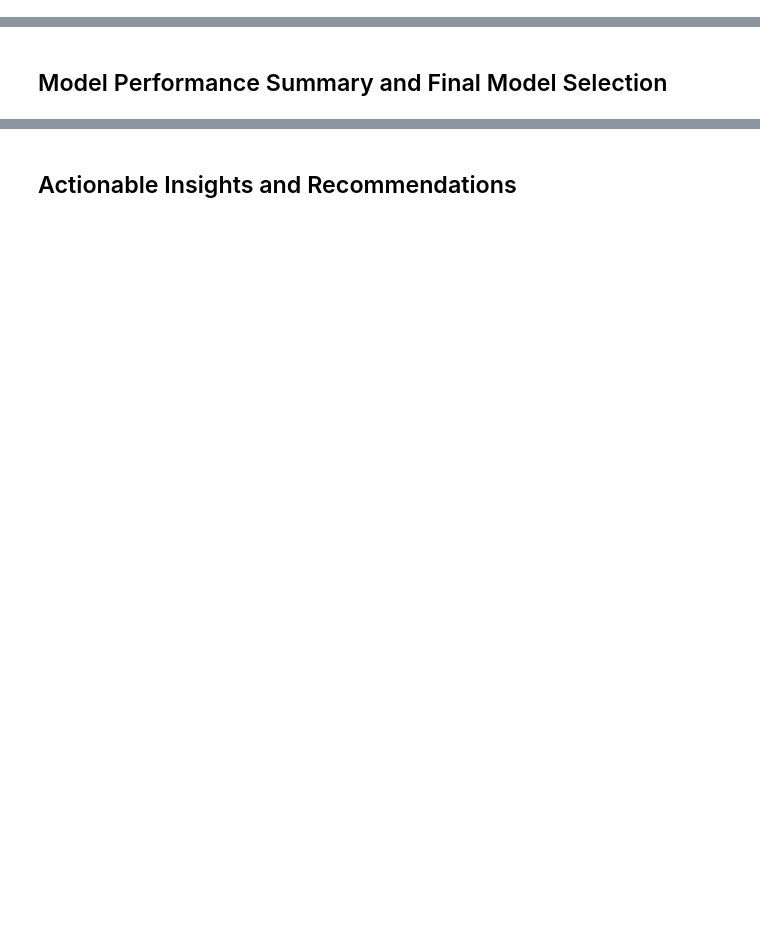
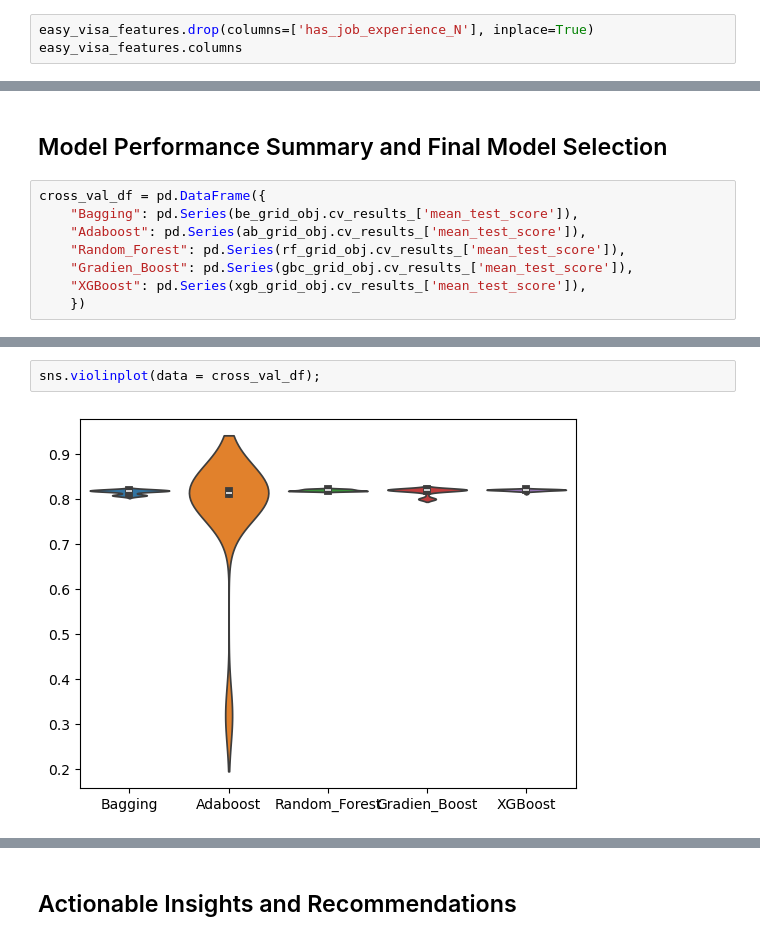
Before and after one commit to swamilikes2code/ds_practice, a Jupyter notebook: EasyVisa_Assignment_Raghuram_Thiagarajan_Full_Code.ipynb, the cells around one changed output, grey strips where cells are left out. Drawn from its saved outputs; the diff is of its cells as text; blank space fills up the shorter version.

```diff
--- a/EasyVisa_Assignment_Raghuram_Thiagarajan_Full_Code.ipynb
+++ b/EasyVisa_Assignment_Raghuram_Thiagarajan_Full_Code.ipynb
@@ -809,0 +827,3 @@ easy_visa_features.sample(20)
+# %%
+easy_visa_features.drop(columns=['has_job_experience_N'], inplace=True)
+easy_visa_features.columns
@@ -2068,2 +2457,10 @@ confusion_matrix_sklearn(gbc_estimator_tuned, easy_visa_features, easy_visa_targ
 # %% [markdown]
 ## Model Performance Summary and Final Model Selection
+# %%
+cross_val_df = pd.DataFrame({
+    "Bagging": pd.Series(be_grid_obj.cv_results_['mean_test_score']),
+    "Adaboost": pd.Series(ab_grid_obj.cv_results_['mean_test_score']),
+    "Random_Forest": pd.Series(rf_grid_obj.cv_results_['mean_test_score']),
+    "Gradien_Boost": pd.Series(gbc_grid_obj.cv_results_['mean_test_score']),
+    "XGBoost": pd.Series(xgb_grid_obj.cv_results_['mean_test_score']),
+    })
@@ -2069,0 +2492,4 @@ confusion_matrix_sklearn(gbc_estimator_tuned, easy_visa_features, easy_visa_targ
+# %%
+sns.violinplot(data = cross_val_df);
+# %% [output]
+[figure, added]
```
Also changed, not shown: parts of 79 cells of this notebook, 1 other file.
